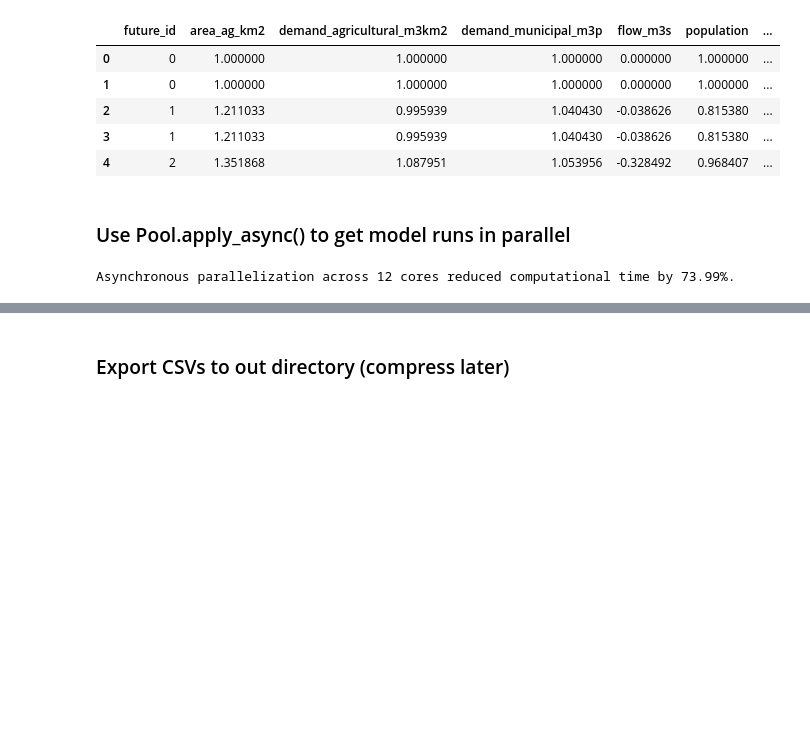
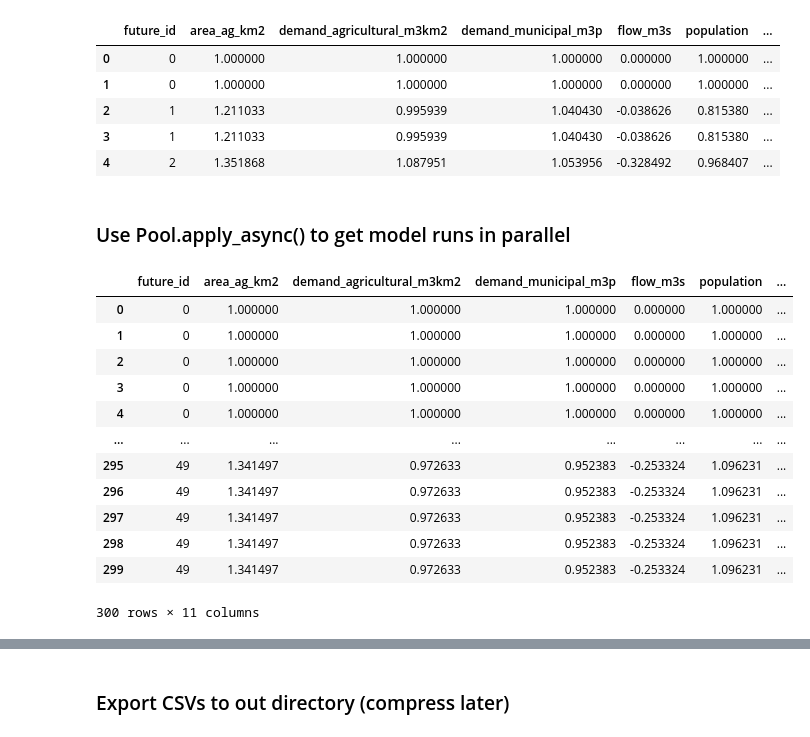
Before and after one commit to jcsyme/dmdu_scalable_computing_2023, a Jupyter notebook: crdm_project/python/crdm_experiment_manager.ipynb, the cells around one changed output, grey strips where cells are left out. Cells and saved outputs as stored; diff of their text form; code cells hidden in the pictures; blank space fills up the shorter version.

```diff
--- a/crdm_project/python/crdm_experiment_manager.ipynb
+++ b/crdm_project/python/crdm_experiment_manager.ipynb
@@ -242,8 +214,8 @@ for i in flds_explore:
 ###  Let's select some scenarios to run
 # %%
 all_primaries = list(df_attribute_primary[
-    df_attribute_primary["strategy_id"].isin([0, 1])&
-    df_attribute_primary["future_id"].isin(list(range(20)))
+    #df_attribute_primary["strategy_id"].isin([0, 1])&
+    df_attribute_primary["future_id"].isin(list(range(200)))
 ]["primary_id"])
 # %%
 ###########################
@@ -402,12 +381,10 @@ if __name__ == "__main__":
     t1_par_async = time.time()
 
     #
-    t_elapse_par_async = t1_par_async - t0_par_async
+    #t_elapse_par_async = t1_par_async - t0_par_async
 
 # print the reduction in time
-print("Asynchronous parallelization across %s cores reduced computational time by %s%s."%(mp.cpu_count(), round(100*(1 - t_elapse_par_async/t_elapse_serial), 2), "%"))
+#print("Asynchronous parallelization across %s cores reduced computational time by %s%s."%(mp.cpu_count(), round(100*(1 - t_elapse_par_async/t_elapse_serial), 2), "%"))
-# %% [output]
-Asynchronous parallelization across 12 cores reduced computational time by 73.99%.
 # %%
 ## use to collect and clean results after running in parallel
 def get_metrics_from_node_return(result):
@@ -463,3 +445,19 @@ vec_df_metrics = pd.concat(vec_df_metrics, axis = 0).reset_index(drop = True)
 # %%
 df_out_parallel = pd.merge(df_attribute_primary, vec_df_metrics)
 df_out_parallel = pd.merge(df_lhs, df_out_parallel)
+# %%
+df_out_parallel#[["strategy_id", "future_id", "proportion_unacceptable_unmet_demand"]]
+# %% [output]
+|  | future_id | area_ag_km2 | demand_agricultural_m3km2 | demand_municipal_m3p | flow_m3s | population | ... |
+| 0 | 0 | 1.000000 | 1.000000 | 1.000000 | 0.000000 | 1.000000 | ... |
+| 1 | 0 | 1.000000 | 1.000000 | 1.000000 | 0.000000 | 1.000000 | ... |
+| 2 | 0 | 1.000000 | 1.000000 | 1.000000 | 0.000000 | 1.000000 | ... |
+| 3 | 0 | 1.000000 | 1.000000 | 1.000000 | 0.000000 | 1.000000 | ... |
+| 4 | 0 | 1.000000 | 1.000000 | 1.000000 | 0.000000 | 1.000000 | ... |
+| ... | ... | ... | ... | ... | ... | ... | ... |
+| 295 | 49 | 1.341497 | 0.972633 | 0.952383 | -0.253324 | 1.096231 | ... |
+| 296 | 49 | 1.341497 | 0.972633 | 0.952383 | -0.253324 | 1.096231 | ... |
+| 297 | 49 | 1.341497 | 0.972633 | 0.952383 | -0.253324 | 1.096231 | ... |
+| 298 | 49 | 1.341497 | 0.972633 | 0.952383 | -0.253324 | 1.096231 | ... |
+| 299 | 49 | 1.341497 | 0.972633 | 0.952383 | -0.253324 | 1.096231 | ... |
+300 rows × 11 columns
```
Also changed, not shown: parts of 12 cells of this notebook, 4 other files.
